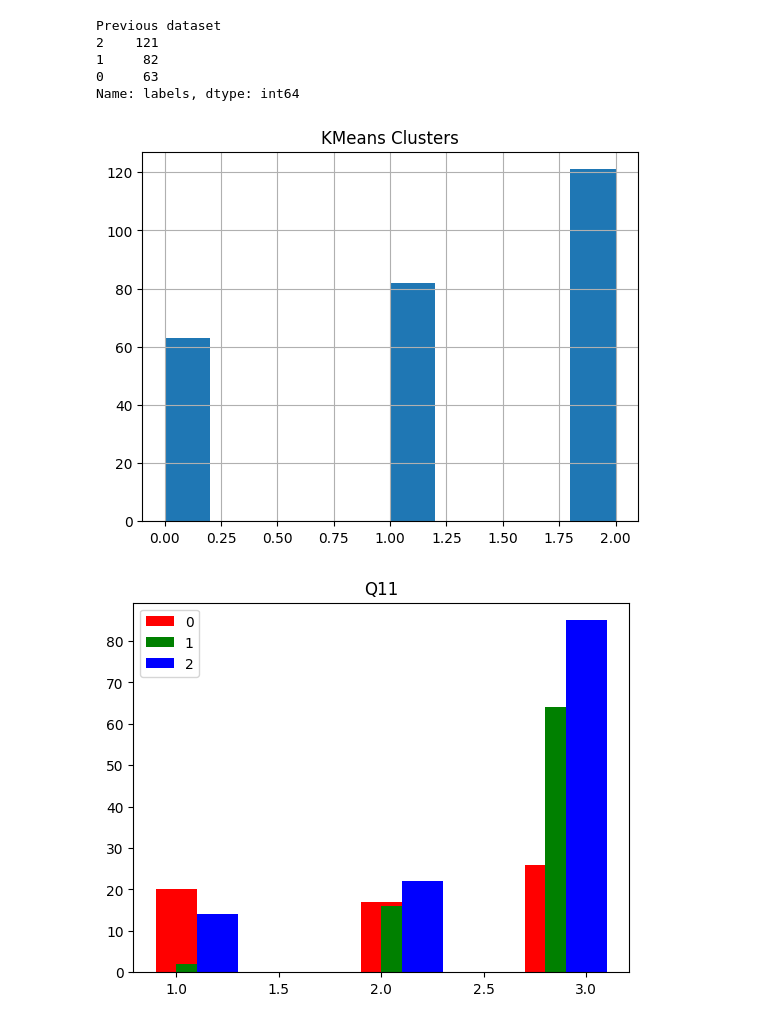
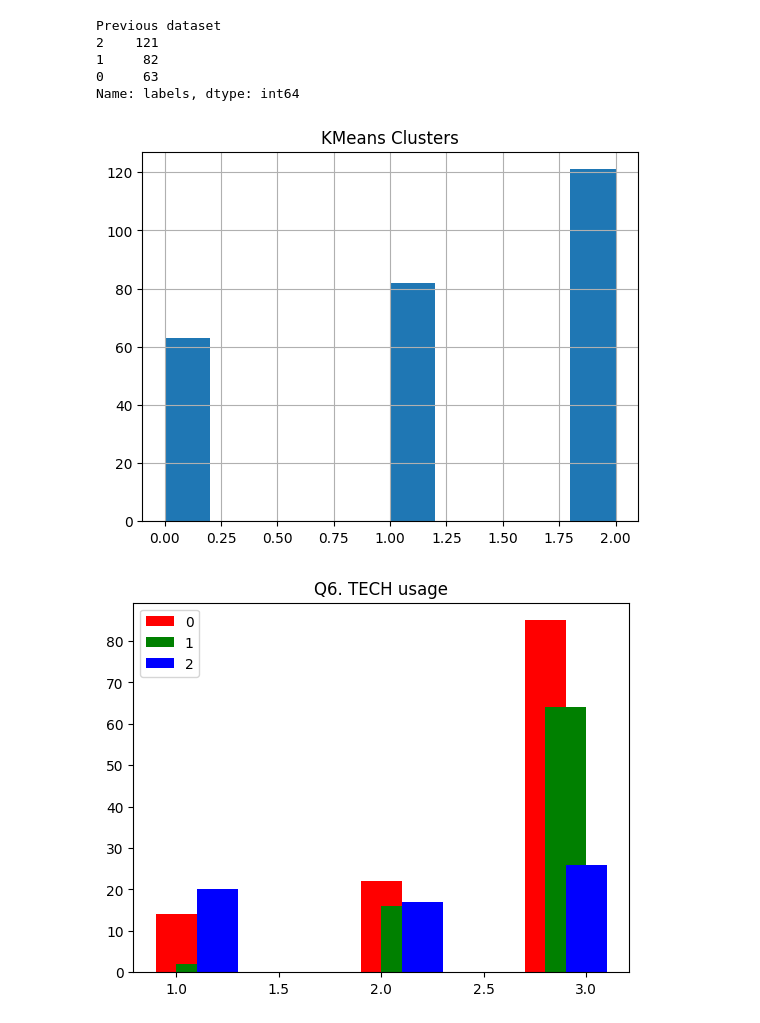
Before and after one commit to CorpaciLC/Livestock_explainable_regression, a Jupyter notebook: src/Explainable Regression.ipynb, the cells around one changed output. Saved outputs shown, nothing was run; the diff lists cells and outputs as text; code cells hidden in the pictures.

Commit message:
added correct files + extending to two clusters

```diff
--- a/src/Explainable Regression.ipynb
+++ b/src/Explainable Regression.ipynb
@@ -66,18 +35,20 @@ filename2 = DATA_PATH + 'LivestockSense_POULTRY_database_060922_encoded_16_11_20
 # %%
+current_path = os.path.dirname(os.getcwd())
+
+DATA_PATH = os.path.join(current_path, 'data\\')
+filename1 = DATA_PATH + 'LivestockSense_PIG_database_060922_encoded_16_11_2022_improved_no_Q2_Q3_Q6.csv'
+filename2 = DATA_PATH + 'LivestockSense_POULTRY_database_060922_encoded_16_11_2022_improved_no_Q2_Q3_Q6.csv'
+
+
 data1 = pd.read_csv(filename1)
 data2 = pd.read_csv(filename2)
+
 
 file = filename1.split('.')
 filename = file[0] + '.csv'
 
-data = pd.concat([data1, data2])
+data = pd.concat([data1, data2], axis=0)
 
-# data = data.sample(frac = 1)
 data.reset_index(drop=True, inplace=True)
 data.head()
-
-
-# data = data2.copy() # data2 - POULTRY, data1 - PIG
-
-len(data)
 # %% [output]
@@ -89,12 +66,3 @@ chosen_cols = ['Q4', 'Q5', 'Q8_a', 'Q8_b', 'Q8_c', 'Q8_d', 'Q8_e',
 
 original_data = data.copy()
 data = data[chosen_cols]
-file = filename.split('.')
-filename = file[0] + '_no_u_pu_q.csv'
-# %%
-if 'Q3' in data.columns:
-    data['Q3'] = pd.to_numeric(data['Q3'])
-    data.fillna(0, inplace=True)
-    data = data.astype('int')
-
-data.head()
@@ -124,43 +158,40 @@ data
 # %%
-data_encoded = data
-
+no_clusters= 3
 km = KMeans(n_clusters=no_clusters, random_state=42)
-clusters = km.fit_predict(data_encoded)
+clusters = km.fit_predict(data)
 
 #join data with labels
 labels = pd.DataFrame(clusters)
 labeledData_kmeans = pd.concat((data, labels),axis=1)
 labeledData_kmeans = labeledData_kmeans.rename({0:'labels'},axis=1)
 labeledData_kmeans.labels.hist().set(title='KMeans Clusters')
 
 file = filename.split('.')
 filename_aux = file[0] + '_kmeans_labels.' + file[1]
 labeledData_kmeans.to_csv(filename_aux, index=False)
 
-
-
-label_0 = labeledData_kmeans[labeledData_kmeans['labels'] == 0].copy()
+label_2 = labeledData_kmeans[labeledData_kmeans['labels'] == 0].copy()
 label_1 = labeledData_kmeans[labeledData_kmeans['labels'] == 1].copy()
-label_2 = labeledData_kmeans[labeledData_kmeans['labels'] == 2].copy()
+label_0 = labeledData_kmeans[labeledData_kmeans['labels'] == 2].copy()
 
 plt.figure()
-question = 'Q11'
+question = 'Q6. TECH usage'
 plt.hist(label_0[question], color='red', align='left')#.set(title=question)
 plt.hist(label_1[question], color='green', align='mid')#.set(title=question)
 plt.hist(label_2[question], color='blue', align='right')#.set(title=question)
 plt.title(question)
 plt.legend(['0', '1', '2'])
 
 
 plt.figure()
-sns.heatmap(pd.crosstab(labeledData_kmeans['labels'], labeledData_kmeans['Q11']), cmap="crest", annot=True).set(title='Crosstable labels vs. Q11 answers')
+sns.heatmap(pd.crosstab(labeledData_kmeans['labels'], labeledData_kmeans[question]), cmap="crest", annot=True).set(title='Crosstable labels vs. Q6. TECH usage answers')
 print('Previous dataset')
 print(labeledData_kmeans['labels'].value_counts())
 # %% [output]
 Previous dataset
 2    121
 1     82
 0     63
 Name: labels, dtype: int64
 [figure]
-[figure, old version]
+[figure, new version]
```
Also changed, not shown: parts of 53 cells of this notebook, 16 other files.
